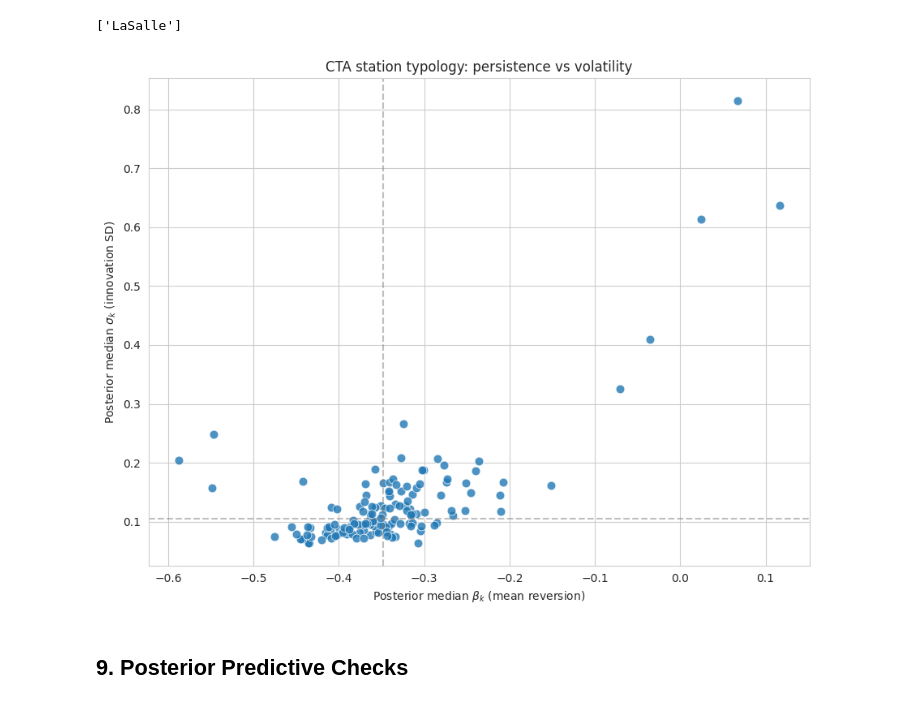
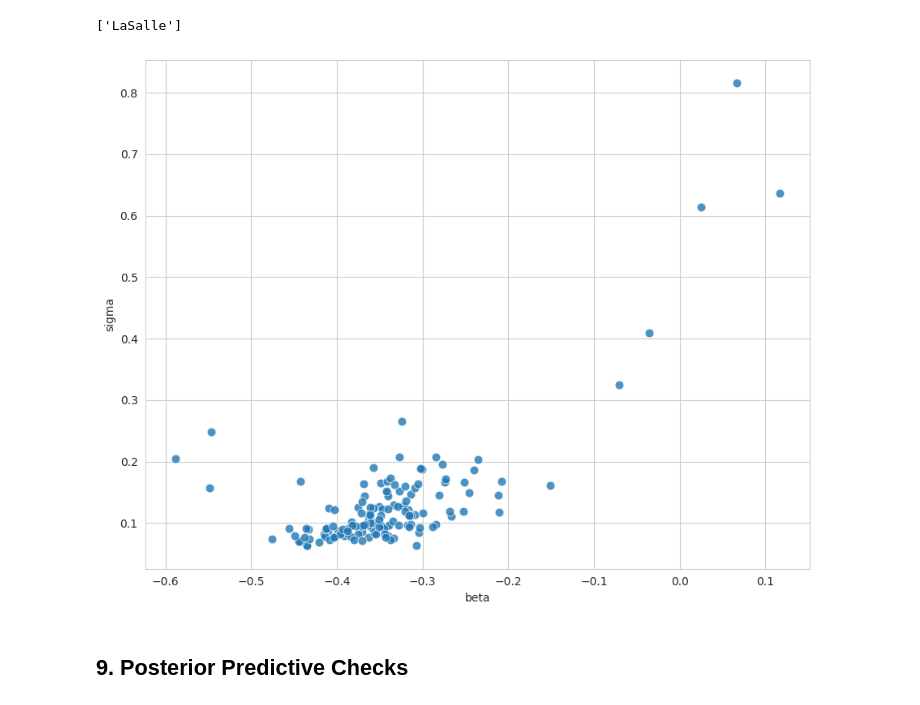
Before and after one commit to hatalan/sta720-project, a Jupyter notebook: notebooks/ar/ar.ipynb, the cells around one changed output. Drawn from its saved outputs; the diff is of its cells as text; code cells hidden in the pictures.

```diff
--- a/notebooks/ar/ar.ipynb
+++ b/notebooks/ar/ar.ipynb
@@ -678,31 +634,26 @@ lookup_station(station_select, station_lookup)
 Name: station_id, dtype: int64
 ['LaSalle']
 # %%
-# Plot
+# scatter plot of betas vs sigmas
 sns.set_style('whitegrid')
 fig, ax = plt.subplots(figsize=(9, 7))
 
 sns.scatterplot(
     data=station_df,
     x='beta_median',
     y='sigma_median',
     s=60,
     alpha=0.8,
     ax=ax,
 )
 
-# Quadrant lines at the medians
-ax.axvline(station_df['beta_median'].median(), color='gray', linestyle='--', alpha=0.5)
-ax.axhline(station_df['sigma_median'].median(), color='gray', linestyle='--', alpha=0.5)
-
-ax.set_xlabel(r'Posterior median $\beta_k$ (mean reversion)')
-ax.set_ylabel(r'Posterior median $\sigma_k$ (innovation SD)')
-ax.set_title('CTA station typology: persistence vs volatility')
+ax.set_xlabel('beta')
+ax.set_ylabel('sigma')
 
 plt.tight_layout()
 plt.show()
 # %% [output]
-[figure, old version]
+[figure, new version]
 # %% [markdown]
 ## 9. Posterior Predictive Checks
 # %%
```
Also changed, not shown: parts of 36 cells of this notebook.
